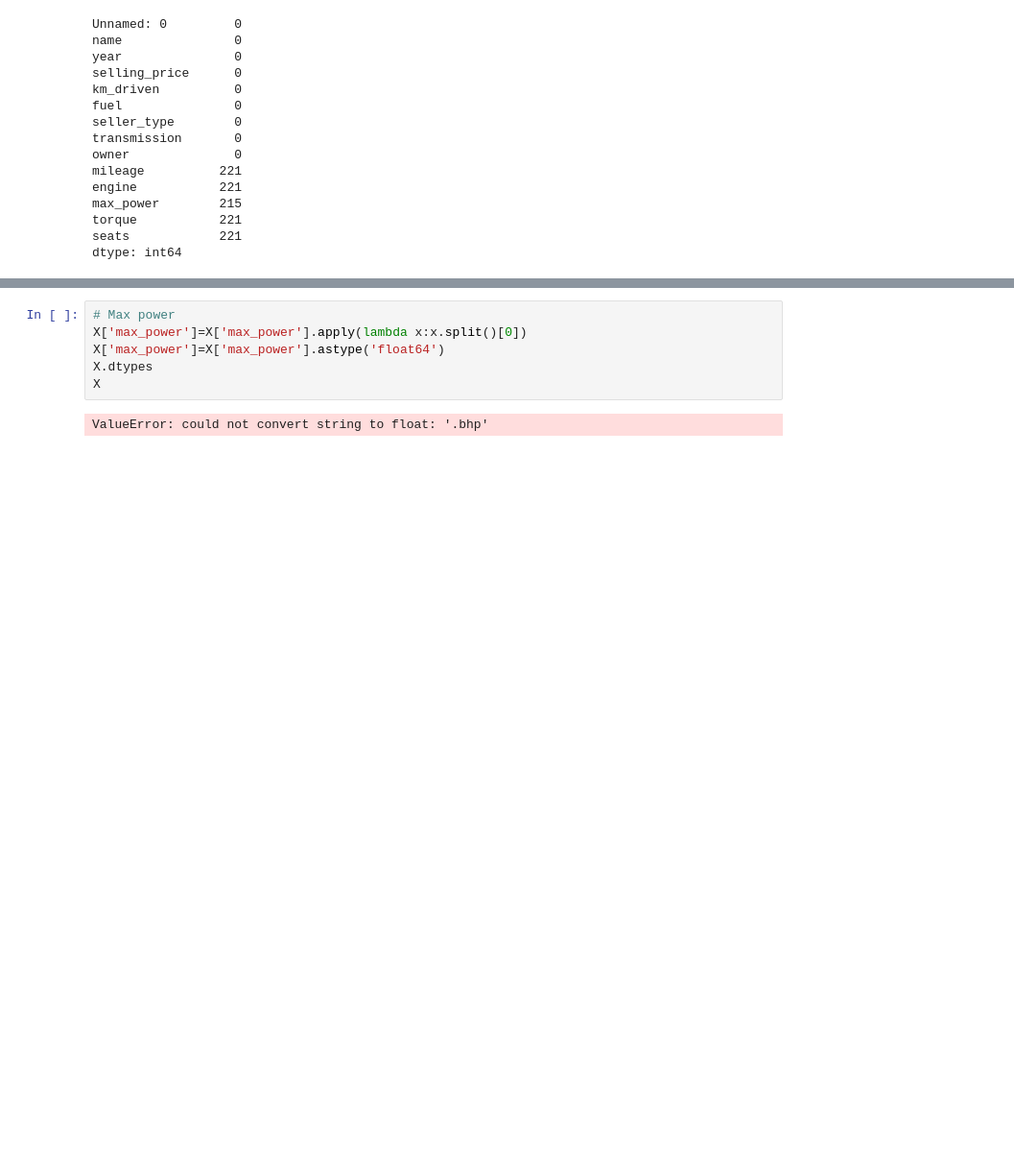
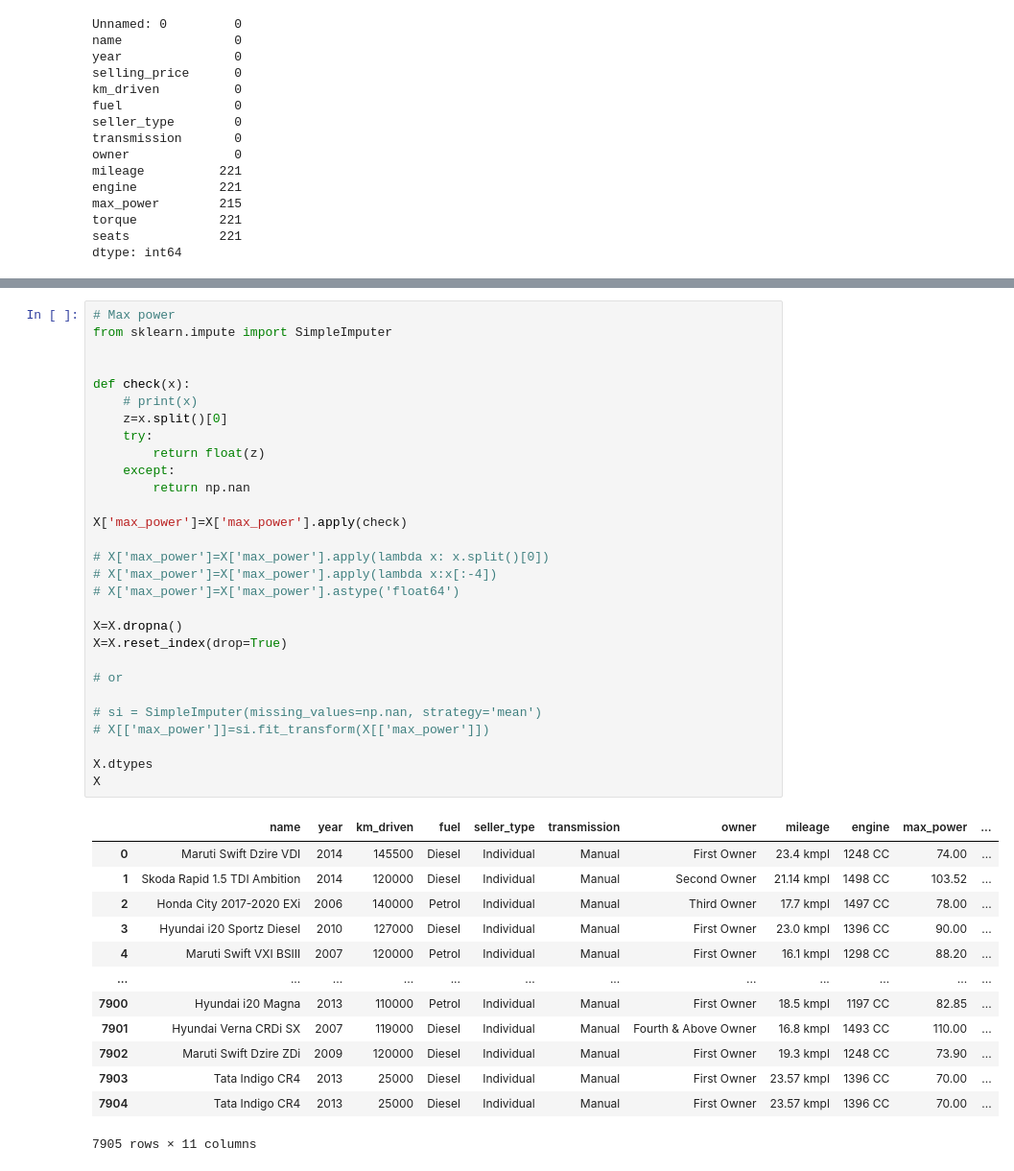
Before and after one commit to basavbamrah/training-sem-7, a Jupyter notebook: basics_7_Cars.ipynb, the cells around one changed output, grey strips where cells are left out. Shown at 96% size. Cells and saved outputs as stored; diff of their text form; blank space fills up the shorter version.

```diff
--- a/basics_7_Cars.ipynb
+++ b/basics_7_Cars.ipynb
@@ -95,8 +96,43 @@ X
-# %%
-# Max power
-X['max_power']=X['max_power'].apply(lambda x:x.split()[0])
-X['max_power']=X['max_power'].astype('float64')
-X.dtypes
-X
-# %% [output]
-ValueError: could not convert string to float: '.bhp'
+# %%
+# Max power
+from sklearn.impute import SimpleImputer
+
+
+def check(x):
+    # print(x)
+    z=x.split()[0]
+    try:
+        return float(z)
+    except:
+        return np.nan
+
+X['max_power']=X['max_power'].apply(check)
+
+# X['max_power']=X['max_power'].apply(lambda x: x.split()[0])
+# X['max_power']=X['max_power'].apply(lambda x:x[:-4])
+# X['max_power']=X['max_power'].astype('float64')
+
+X=X.dropna()
+X=X.reset_index(drop=True)
+
+# or
+
+# si = SimpleImputer(missing_values=np.nan, strategy='mean')
+# X[['max_power']]=si.fit_transform(X[['max_power']])
+
+X.dtypes
+X
+# %% [output]
+|  | name | year | km_driven | fuel | seller_type | transmission | owner | mileage | engine | max_power | ... |
+| 0 | Maruti Swift Dzire VDI | 2014 | 145500 | Diesel | Individual | Manual | First Owner | 23.4 kmpl | 1248 CC | 74.00 | ... |
+| 1 | Skoda Rapid 1.5 TDI Ambition | 2014 | 120000 | Diesel | Individual | Manual | Second Owner | 21.14 kmpl | 1498 CC | 103.52 | ... |
+| 2 | Honda City 2017-2020 EXi | 2006 | 140000 | Petrol | Individual | Manual | Third Owner | 17.7 kmpl | 1497 CC | 78.00 | ... |
+| 3 | Hyundai i20 Sportz Diesel | 2010 | 127000 | Diesel | Individual | Manual | First Owner | 23.0 kmpl | 1396 CC | 90.00 | ... |
+| 4 | Maruti Swift VXI BSIII | 2007 | 120000 | Petrol | Individual | Manual | First Owner | 16.1 kmpl | 1298 CC | 88.20 | ... |
+| ... | ... | ... | ... | ... | ... | ... | ... | ... | ... | ... | ... |
+| 7900 | Hyundai i20 Magna | 2013 | 110000 | Petrol | Individual | Manual | First Owner | 18.5 kmpl | 1197 CC | 82.85 | ... |
+| 7901 | Hyundai Verna CRDi SX | 2007 | 119000 | Diesel | Individual | Manual | Fourth & Above Owner | 16.8 kmpl | 1493 CC | 110.00 | ... |
+| 7902 | Maruti Swift Dzire ZDi | 2009 | 120000 | Diesel | Individual | Manual | First Owner | 19.3 kmpl | 1248 CC | 73.90 | ... |
+| 7903 | Tata Indigo CR4 | 2013 | 25000 | Diesel | Individual | Manual | First Owner | 23.57 kmpl | 1396 CC | 70.00 | ... |
+| 7904 | Tata Indigo CR4 | 2013 | 25000 | Diesel | Individual | Manual | First Owner | 23.57 kmpl | 1396 CC | 70.00 | ... |
+7905 rows × 11 columns
```
Also changed, not shown: parts of 4 cells of this notebook, 1 other file.
